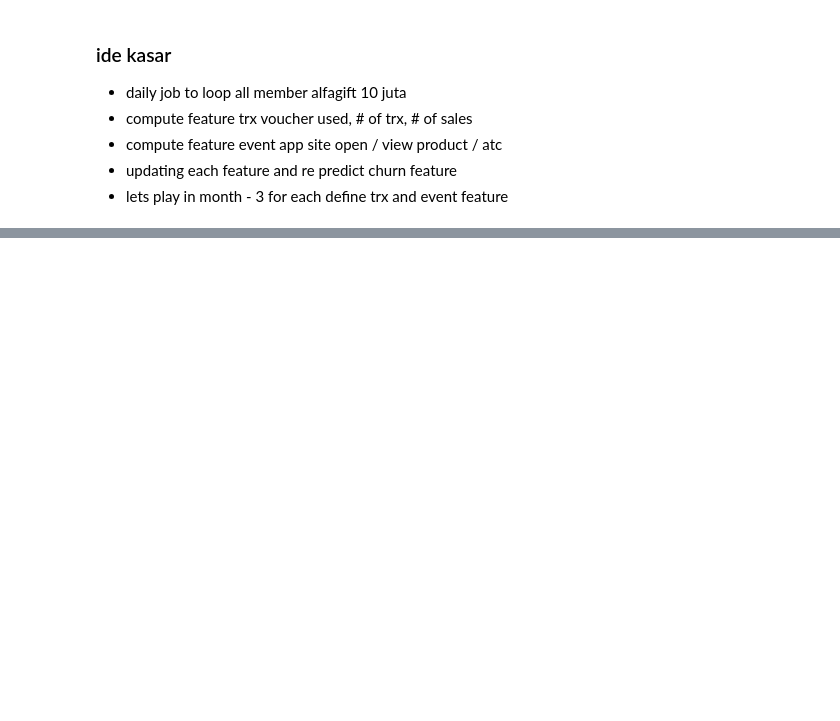
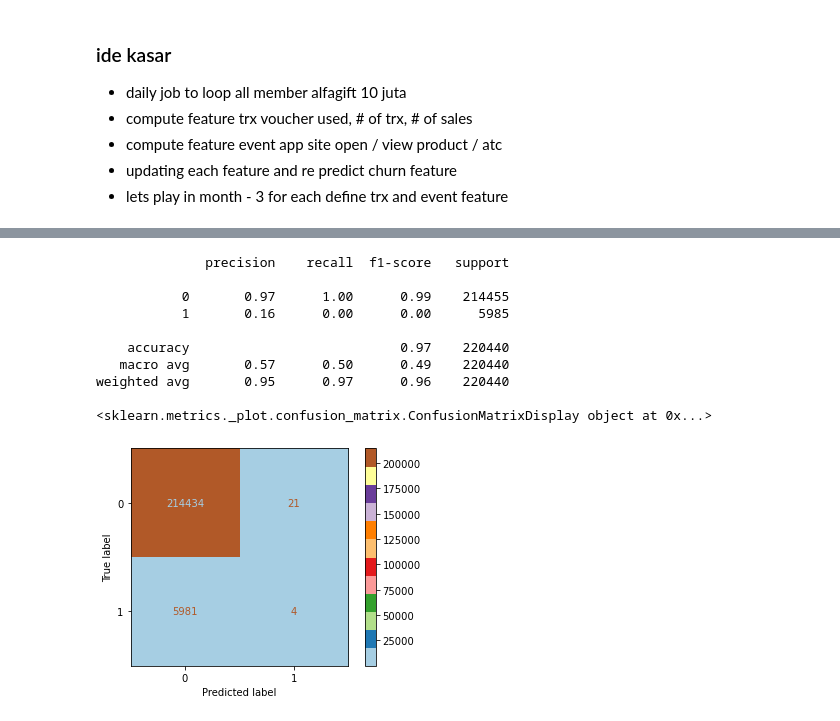
Before and after one commit to trisna26/alfagift_churn, a Jupyter notebook: explore.ipynb, the cells around one changed output, grey strips where cells are left out. Saved outputs shown, nothing was run; the diff lists cells and outputs as text; code cells hidden in the pictures; blank space fills up the shorter version.

```diff
--- a/explore.ipynb
+++ b/explore.ipynb
@@ -190,0 +209,2 @@ df_tto_sel_g_u.head(1000)
+# %%
+df_tto_re = pd.merge(df_tto_sel_g_u, df_re_g_u, on='TRO_MEMBERS', how='left').fillna(0)
@@ -190,0 +229,7 @@ df_tto_sel_g_u.head(1000)
+# %%
+condition = ( (df_tto_re['TRO_NET 2021-09'] > 0) & \
+          (df_tto_re['TRO_NET 2021-10'] > 0) & \
+          (df_tto_re['TRO_NET 2021-11'] > 0) & \
+          (df_tto_re['TRO_NET 2021-12'] == 0) )
+# %%
+df_tto_re['label'] = np.where(condition, 1, 0)
@@ -190,0 +245,35 @@ df_tto_sel_g_u.head(1000)
+# %%
+from sklearn.linear_model import RidgeClassifier
+from sklearn.linear_model import LogisticRegression
+from sklearn.tree import DecisionTreeClassifier
+from sklearn.svm import SVC,LinearSVC
+from sklearn.ensemble import BaggingClassifier, RandomForestClassifier, AdaBoostClassifier, GradientBoostingClassifier
+
+from sklearn.metrics import accuracy_score
+from sklearn.metrics import classification_report
+from sklearn.metrics import confusion_matrix, plot_confusion_matrix
+from sklearn.model_selection import train_test_split
+
+X = df_tto_re.iloc[:,1:-3]
+y = df_tto_re['label']
+
+X_train, X_test, y_train, y_test = train_test_split(X, y, test_size=0.33, random_state=42, stratify=y)
+# %%
+clf_ridge = RidgeClassifier()
+clf_ridge.fit(X_train, y_train)
+pred = clf_ridge.predict(X_test)
+
+print(classification_report(y_test, pred))
+print(plot_confusion_matrix(clf_ridge, X_test, y_test, cmap='Paired'))
+# %% [output]
+              precision    recall  f1-score   support
+
+           0       0.97      1.00      0.99    214455
+           1       0.16      0.00      0.00      5985
+
+    accuracy                           0.97    220440
+   macro avg       0.57      0.50      0.49    220440
+weighted avg       0.95      0.97      0.96    220440
+
+<sklearn.metrics._plot.confusion_matrix.ConfusionMatrixDisplay object at 0x...>
+[figure, added]
```
Also changed, not shown: parts of 20 cells of this notebook.
